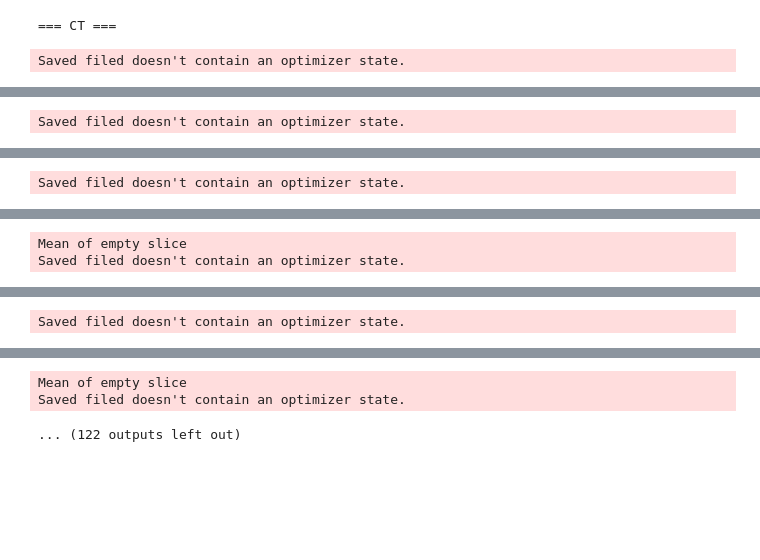
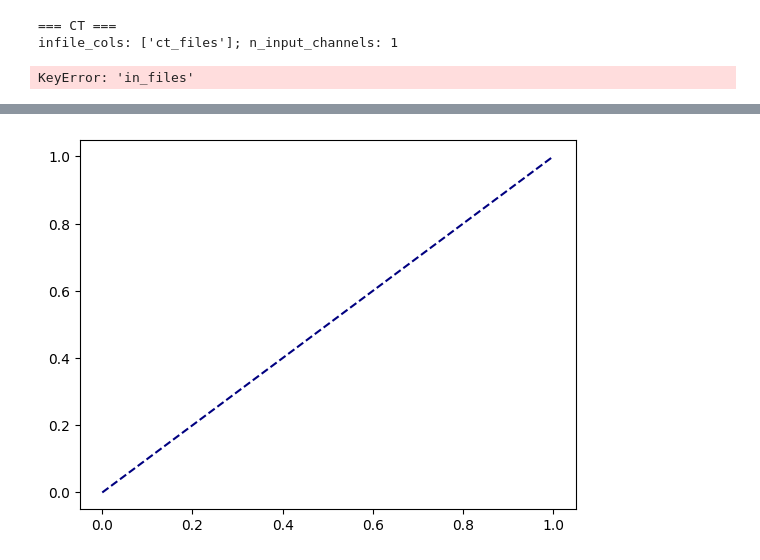
Before and after one commit to astewartau/prostate, a Jupyter notebook: evaluation.ipynb, the cells around one changed output, grey strips where cells are left out. Cells and saved outputs as stored; diff of their text form; code cells hidden in the pictures; blank space fills up the shorter version.

```diff
--- a/evaluation.ipynb
+++ b/evaluation.ipynb
@@ -338,8 +683,6 @@ print(losses)
 # %%
 plt.figure()
-#plt.plot([0, 1], [0, 1], color='navy', linestyle='--')
-#positive_ratio = np.mean([y.mean() for _, y in dls_valid_eval.train])  # assuming y contains binary labels with 1s for positive samples.
-#plt.hlines(positive_ratio, xmin=0, xmax=1, color='navy', linestyle='--')
+plt.plot([0, 1], [0, 1], color='navy', linestyle='--')
 
 total_samples = 0
 positive_samples = 0
@@ -349,22 +692,21 @@ model_marker_precisions = {}
 model_marker_recalls = {}
 losses = {}
 for model in model_data.keys():
-
     print(f"=== {model} ===")
 
-    # split training/testing
     df = pd.DataFrame(model_data[model])
+    infile_cols = [key for key in list(model_data[model].keys()) if key != 'seg_files']
+    n_input_channels = len(infile_cols)
+    print(f"infile_cols: {infile_cols}; n_input_channels: {n_input_channels}")
 
     if model == 'CT':
         # determine resampling suggestion
-        #med_dataset = fastMONAI.vision_all.MedDataset(
-        #    img_list=df.seg_files.tolist(),
-        #    dtype=fastMONAI.vision_all.MedMask
-        #)
-        #suggested_voxelsize, requires_resampling = med_dataset.suggestion()
-        #largest_imagesize = med_dataset.get_largest_img_size(resample=suggested_voxelsize)
-        suggested_voxelsize = np.array([1, 1, 1])
-        requires_resampling = False
+        med_dataset = fastMONAI.vision_all.MedDataset(
+            img_list=df.seg_files.tolist(),
+            dtype=fastMONAI.vision_all.MedMask
+        )
+        suggested_voxelsize, requires_resampling = med_dataset.suggestion()
+        largest_imagesize = med_dataset.get_largest_img_size(resample=suggested_voxelsize)
 
     # k validation folds
     kf = KFold(n_splits=k_folds, random_state=random_state, shuffle=True)
@@ -377,6 +719,7 @@ for model in model_data.keys():
     tprs = []
     fm_losses = []
     calc_losses = []
+
     for i, (train_index, valid_index) in enumerate(kf.split(df)):
         if model == 'QSM':
             y_values = df.iloc[valid_index]['seg_files'].tolist()
@@ -388,16 +731,15 @@ for model in model_data.keys():
         dblock = fastMONAI.vision_all.MedDataBlock(
             blocks=(fastMONAI.vision_all.ImageBlock(cls=fastMONAI.vision_all.MedImage), fastMONAI.vision_all.MedMaskBlock),
             splitter=fastMONAI.vision_all.IndexSplitter(valid_index),
-            get_x=fastMONAI.vision_all.ColReader('in_files'),
+            get_x=fastMONAI.vision_all.ColReader(infile_cols),
             get_y=fastMONAI.vision_all.ColReader('seg_files'),
             item_tfms=evaluation_augmentations,
-            #reorder=requires_resampling,
-            #resample=suggested_voxelsize
+            reorder=requires_resampling,
+            resample=suggested_voxelsize
         )
 
         dls = fastMONAI.vision_all.DataLoaders.from_dblock(dblock, df, bs=batch_size)
 
-        n_input_channels = len(model_data[model]['in_files'][0].split(';'))
         learn = fastMONAI.vision_all.Learner(
             dls,
             model=UNet(
@@ -412,14 +754,15 @@ for model in model_data.keys():
                 to_onehot_y=True,
                 include_background=True,
                 softmax=True,
-                ce_weight=ce_loss_weights
+                weight=ce_loss_weights
             ),
             opt_func=fastMONAI.vision_all.ranger,
             metrics=[fastMONAI.vision_all.multi_dice_score, MarkersIdentified(), SuperfluousMarkers()]#.to_fp16()
         )
 
-        model_file = glob.glob(f"models/{model}-2023*-*-{i}-best*")[0].replace('models/', '').replace('.pth', '')
-        learn = learn.load(model_file)
+        model_file = glob.glob(f"models/{model}-2024*-*-{i}-best*")[0]
+        print(model_file)
+        learn = learn.load(model_file.replace("models/", "").replace(".pth", ""))
 
         if torch.cuda.is_available():
             learn.model.cuda()
@@ -430,16 +773,18 @@ for model in model_data.keys():
         dblock_valid_eval = fastMONAI.vision_all.MedDataBlock(
             blocks=(fastMONAI.vision_all.ImageBlock(cls=fastMONAI.vision_all.MedImage), fastMONAI.vision_all.MedMaskBlock),
             splitter=fastMONAI.vision_all.IndexSplitter([]),
-            get_x=fastMONAI.vision_all.ColReader('in_files'),
+            get_x=fastMONAI.vision_all.ColReader(infile_cols),
             get_y=fastMONAI.vision_all.ColReader('seg_files'),
             item_tfms=evaluation_augmentations,
-            #reorder=requires_resampling,
-            #resample=suggested_voxelsize
+            reorder=requires_resampling,
+            resample=suggested_voxelsize
         )
         dls_valid_eval = fastMONAI.vision_all.DataLoaders.from_dblock(dblock_valid_eval, df.iloc[valid_index], bs=1, sampler=fastMONAI.vision_all.SequentialSampler)
         for x, y in dls_valid_eval.train:
+            print(f"{i}/{len(dls_valid_eval.train)}", end="; ")
             pred = torch.argmax(learn.model(x), dim=1).unsqueeze(1).to(dtype=torch.float)
             correct_markers.accumulate(pred=pred.cpu(), targ=y.cpu())
+
         marker_tps = correct_markers.overlap_count
         marker_fps = correct_markers.pred_marker_count - correct_markers.overlap_count
         marker_fns = correct_markers.targ_marker_count - correct_markers.overlap_count
@@ -452,6 +797,10 @@ for model in model_data.keys():
         loss, *metrics = learn.validate(ds_idx=0, dl=dls_valid_eval.train)
         fm_losses.append(metrics[0][0])
         calc_losses.append(metrics[0][1])
+
+        print(f"Marker Precision: {marker_precision}")
+        print(f"Marker Recall: {marker_recall}")
+        print(f"Loss: {loss}")
 
         # get predictions
         dls_valid_eval = fastMONAI.vision_all.DataLoaders.from_dblock(dblock_valid_eval, df.iloc[valid_index], bs=len(dls_valid_eval.train_ds), sampler=fastMONAI.vision_all.SequentialSampler)
@@ -515,6 +864,10 @@ for model in model_data.keys():
     # plot the average precision-recall curve
     plt.plot(common_recall, average_precision, color=colors[model], label=f'{model} (AUC = {round(prc_auc, 2)})')
 
+    if model == 'QSM':
+        positive_ratio = np.mean([y.mean() for _, y in dls_valid_eval.train])  # assuming y contains binary labels with 1s for positive samples.
+        plt.hlines(positive_ratio, xmin=0, xmax=1, color='navy', linestyle='--')
+
     del learn, dls, dblock_valid_eval, dls_valid_eval, loss, metrics, valid_x, valid_y, correct_markers
 
 print(model_marker_precisions)
@@ -533,4 +886,5 @@ plt.savefig("poc-curves-marker.png", dpi=400)
 plt.show()
 # %% [output]
 === CT ===
+infile_cols: ['ct_files']; n_input_channels: 1
-Saved filed doesn't contain an optimizer state.
+KeyError: 'in_files'
@@ -538 +890,0 @@ Saved filed doesn't contain an optimizer state.
-Saved filed doesn't contain an optimizer state.
@@ -540 +890,0 @@ Saved filed doesn't contain an optimizer state.
-Saved filed doesn't contain an optimizer state.
@@ -542,2 +890,0 @@ Saved filed doesn't contain an optimizer state.
-Mean of empty slice
-Saved filed doesn't contain an optimizer state.
@@ -545 +890,0 @@ Saved filed doesn't contain an optimizer state.
-Saved filed doesn't contain an optimizer state.
@@ -547,6 +891,4 @@ Saved filed doesn't contain an optimizer state.
-Mean of empty slice
-Saved filed doesn't contain an optimizer state.
-... (122 outputs left out)
+[figure, added]
 # %%
 import seaborn as sns
 
```
Also changed, not shown: parts of 18 cells of this notebook, 3 other files.
